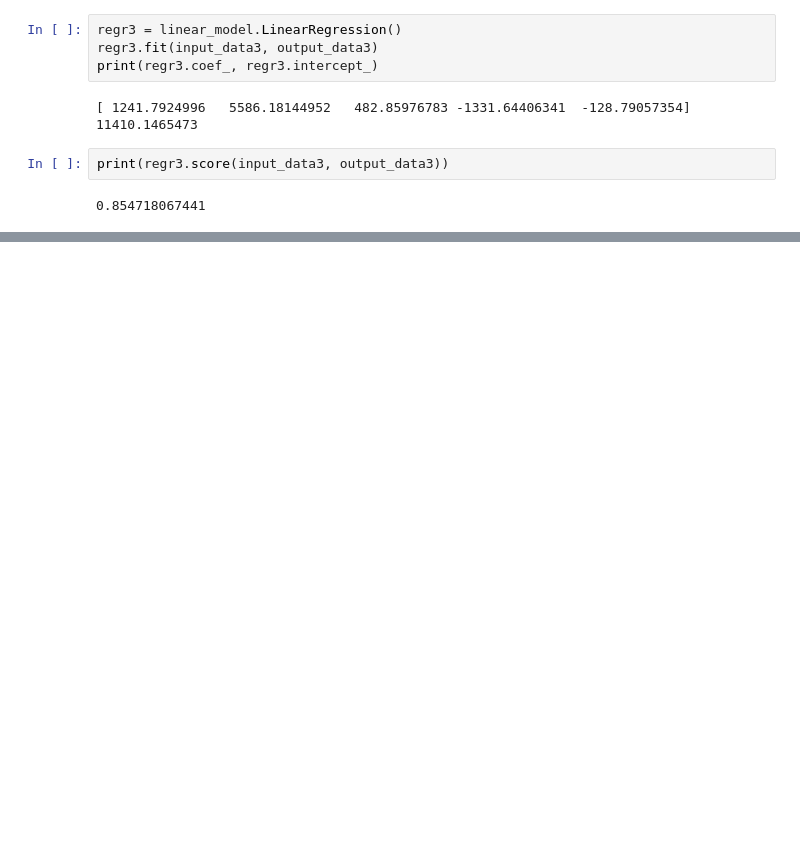
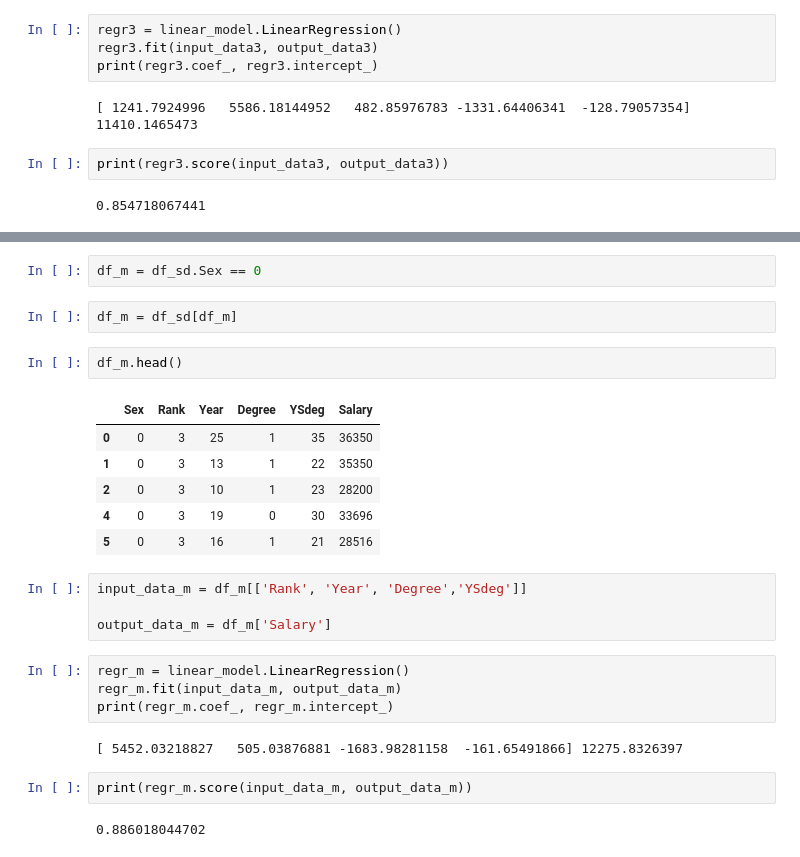
Before and after one commit to TylerKotkin/linear-regression, a Jupyter notebook: simple-linear-regression.ipynb, the cells around one changed output, grey strips where cells are left out. Cells and saved outputs as stored; diff of their text form; blank space fills up the shorter version.

```diff
--- a/simple-linear-regression.ipynb
+++ b/simple-linear-regression.ipynb
@@ -179,0 +211,27 @@ print(regr3.score(input_data3, output_data3))
+# %%
+df_m = df_sd.Sex == 0
+# %%
+df_m = df_sd[df_m]
+# %%
+df_m.head()
+# %% [output]
+|  | Sex | Rank | Year | Degree | YSdeg | Salary |
+| 0 | 0 | 3 | 25 | 1 | 35 | 36350 |
+| 1 | 0 | 3 | 13 | 1 | 22 | 35350 |
+| 2 | 0 | 3 | 10 | 1 | 23 | 28200 |
+| 4 | 0 | 3 | 19 | 0 | 30 | 33696 |
+| 5 | 0 | 3 | 16 | 1 | 21 | 28516 |
+# %%
+input_data_m = df_m[['Rank', 'Year', 'Degree','YSdeg']]
+
+output_data_m = df_m['Salary']
+# %%
+regr_m = linear_model.LinearRegression()
+regr_m.fit(input_data_m, output_data_m)
+print(regr_m.coef_, regr_m.intercept_)
+# %% [output]
+[ 5452.03218827   505.03876881 -1683.98281158  -161.65491866] 12275.8326397
+# %%
+print(regr_m.score(input_data_m, output_data_m))
+# %% [output]
+0.886018044702
```
Also changed, not shown: parts of 19 cells of this notebook.
